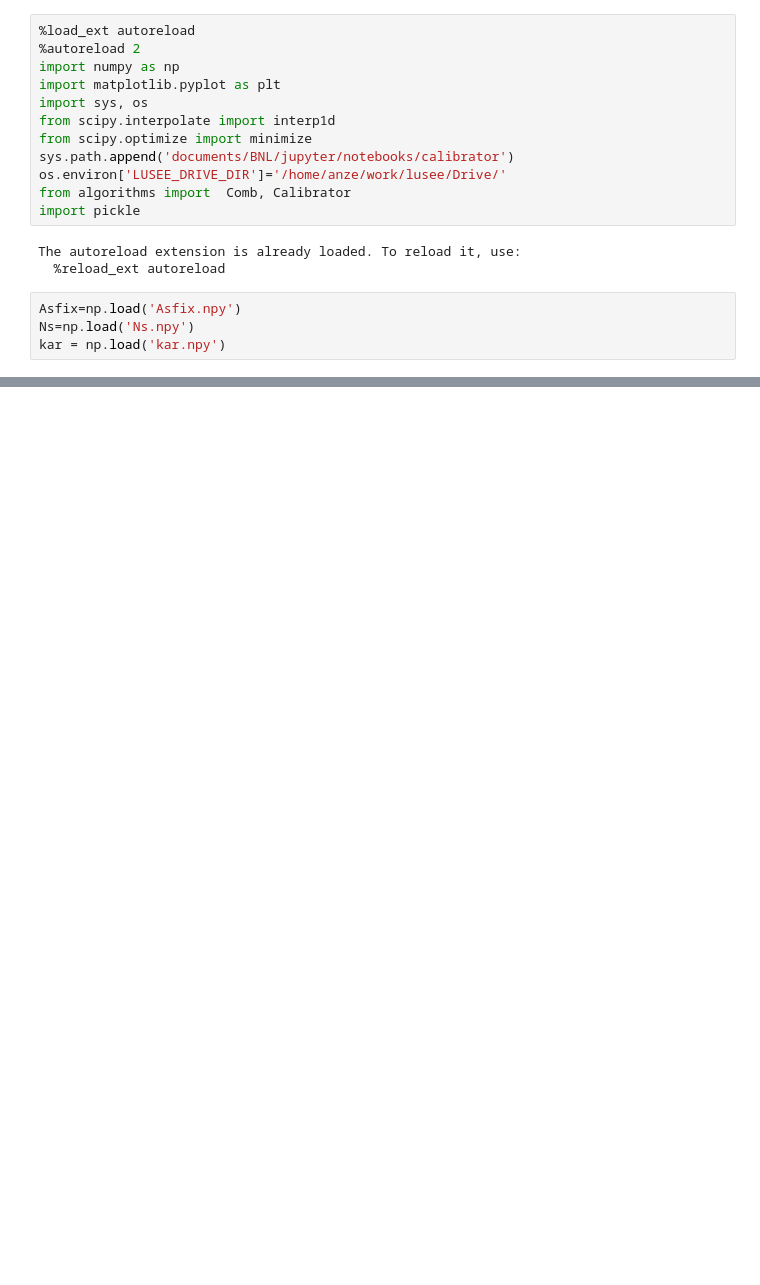
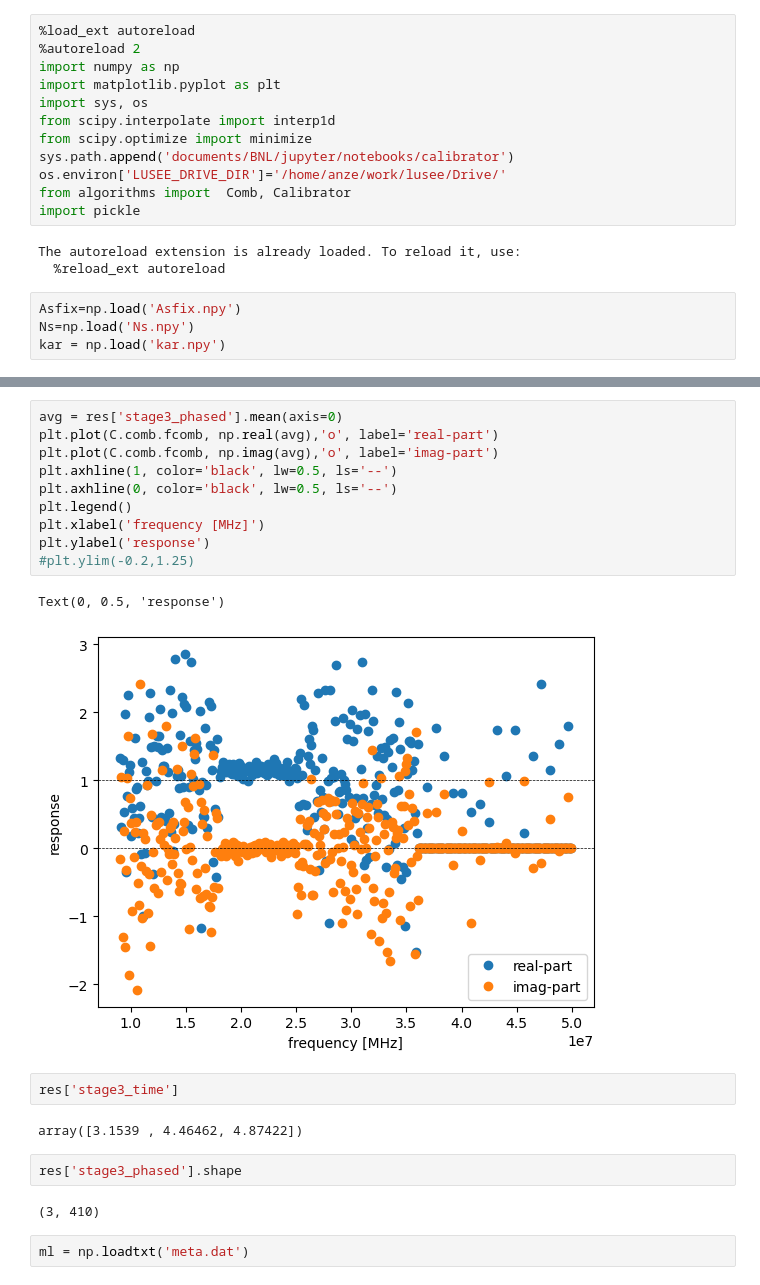
Before and after one commit to lusee-night/notebooks, a Jupyter notebook: calibrator/quantization.ipynb, the cells around one changed output, grey strips where cells are left out. Drawn from its saved outputs; the diff is of its cells as text; blank space fills up the shorter version.

```diff
--- a/calibrator/quantization.ipynb
+++ b/calibrator/quantization.ipynb
@@ -57,0 +111,23 @@ plt.plot(np.imag(res['stage3_phased'].T))
+# %%
+avg = res['stage3_phased'].mean(axis=0)
+plt.plot(C.comb.fcomb, np.real(avg),'o', label='real-part')
+plt.plot(C.comb.fcomb, np.imag(avg),'o', label='imag-part')
+plt.axhline(1, color='black', lw=0.5, ls='--')
+plt.axhline(0, color='black', lw=0.5, ls='--')
+plt.legend()
+plt.xlabel('frequency [MHz]')
+plt.ylabel('response')
+#plt.ylim(-0.2,1.25)
+# %% [output]
+Text(0, 0.5, 'response')
+[figure, added]
+# %%
+res['stage3_time']
+# %% [output]
+array([3.1539 , 4.46462, 4.87422])
+# %%
+res['stage3_phased'].shape
+# %% [output]
+(3, 410)
+# %%
+ml = np.loadtxt('meta.dat')
```
Also changed, not shown: parts of 13 cells of this notebook, 3 other files.
